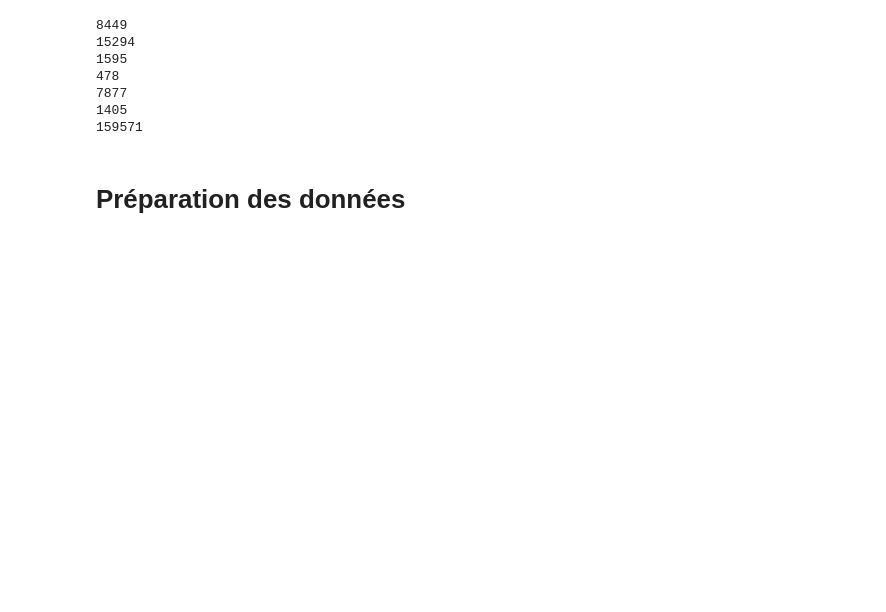
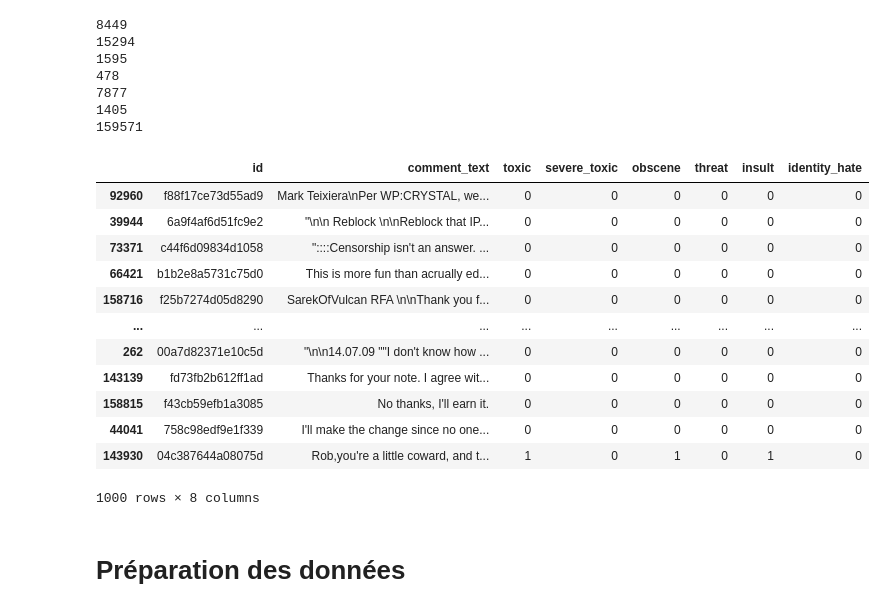
Before and after one commit to LouisDsr/Projet_NLP, a Jupyter notebook: Classification_commentaires_toxiques.ipynb, the cells around one changed output. Drawn from its saved outputs; the diff is of its cells as text; code cells hidden in the pictures; blank space fills up the shorter version.

```diff
--- a/Classification_commentaires_toxiques.ipynb
+++ b/Classification_commentaires_toxiques.ipynb
@@ -50,7 +50,22 @@ print(data.shape[0])
 1405
 159571
 # %%
-corpus1 = data.sample(n=10,random_state=4)
+corpus1 = data.sample(n=1000,random_state=4)
+corpus1
+# %% [output]
+|  | id | comment_text | toxic | severe_toxic | obscene | threat | insult | identity_hate |
+| 92960 | f88f17ce73d55ad9 | Mark Teixiera\nPer WP:CRYSTAL, we... | 0 | 0 | 0 | 0 | 0 | 0 |
+| 39944 | 6a9f4af6d51fc9e2 | "\n\n Reblock \n\nReblock that IP... | 0 | 0 | 0 | 0 | 0 | 0 |
+| 73371 | c44f6d09834d1058 | "::::Censorship isn't an answer. ... | 0 | 0 | 0 | 0 | 0 | 0 |
+| 66421 | b1b2e8a5731c75d0 | This is more fun than acrually ed... | 0 | 0 | 0 | 0 | 0 | 0 |
+| 158716 | f25b7274d05d8290 | SarekOfVulcan RFA \n\nThank you f... | 0 | 0 | 0 | 0 | 0 | 0 |
+| ... | ... | ... | ... | ... | ... | ... | ... | ... |
+| 262 | 00a7d82371e10c5d | "\n\n14.07.09 ""I don't know how ... | 0 | 0 | 0 | 0 | 0 | 0 |
+| 143139 | fd73fb2b612ff1ad | Thanks for your note. I agree wit... | 0 | 0 | 0 | 0 | 0 | 0 |
+| 158815 | f43cb59efb1a3085 | No thanks, I'll earn it. | 0 | 0 | 0 | 0 | 0 | 0 |
+| 44041 | 758c98edf9e1f339 | I'll make the change since no one... | 0 | 0 | 0 | 0 | 0 | 0 |
+| 143930 | 04c387644a08075d | Rob,you're a little coward, and t... | 1 | 0 | 1 | 0 | 1 | 0 |
+1000 rows × 8 columns
 # %% [markdown]
 # Préparation des données
 # %%
```
Also changed, not shown: parts of 2 cells of this notebook.
